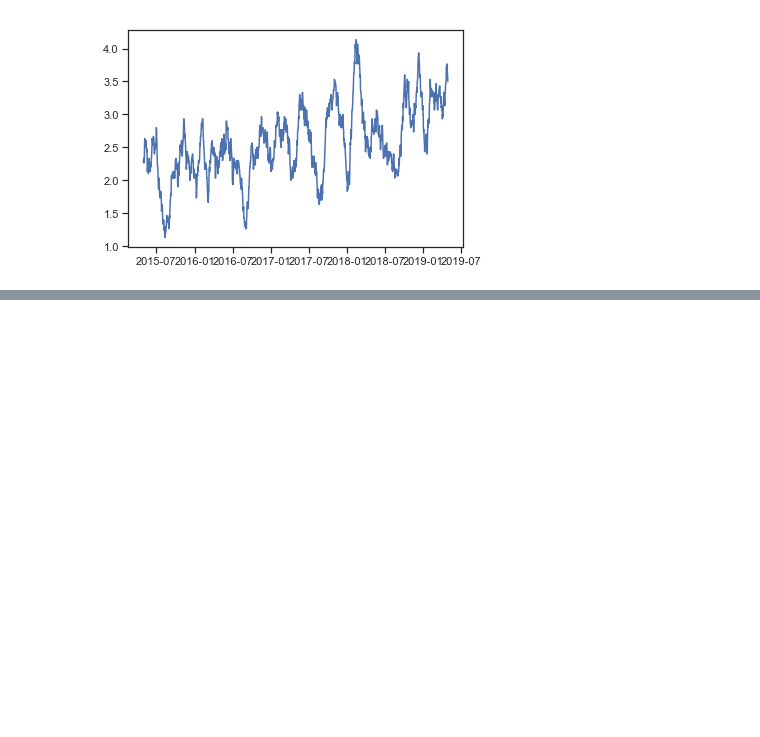
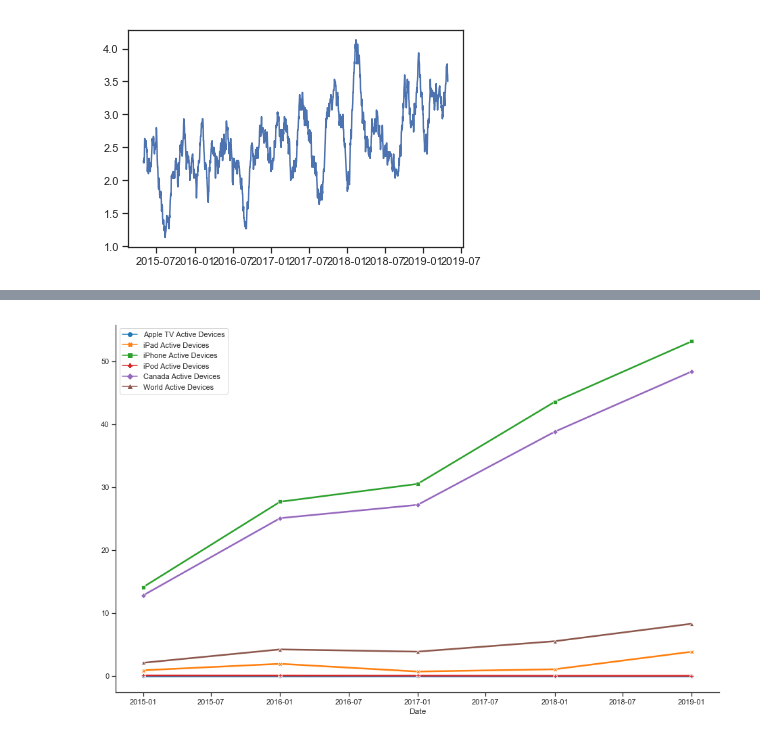
Before and after one commit to charles-yoon/sales-usage-model, a Jupyter notebook: sales-usage-model.ipynb, the cells around one changed output, grey strips where cells are left out. Saved outputs shown, nothing was run; the diff lists cells and outputs as text; code cells hidden in the pictures; blank space fills up the shorter version.

Commit message:
updated graphs, need to explore more

```diff
--- a/sales-usage-model.ipynb
+++ b/sales-usage-model.ipynb
@@ -131,3 +105,8 @@ sns.lineplot(data=dataset['Canada App Units'].rolling(30).mean())
 # %% [output]
 <matplotlib.axes._subplots.AxesSubplot at 0x...>
 [figure]
+# %%
+# yoy = dataset.groupby(dataset.index.dt.year).transform('mean')
+yoy = dataset.copy()
+yoy.loc['2016'].mean()
+yoy.resample('A').mean().round(2)
@@ -133,0 +122,10 @@ sns.lineplot(data=dataset['Canada App Units'].rolling(30).mean())
+# %%
+plt.figure(figsize=(16,10))
+sns.lineplot(data=yoy.resample('AS').mean().round(2).filter(like="Active Devices"),
+             palette="tab10",
+             linewidth=2.5,
+             markers=True,
+             dashes=False)
+sns.despine()
+# %% [output]
+[figure, added]
```
Also changed, not shown: parts of 5 cells of this notebook, 2 other files.
